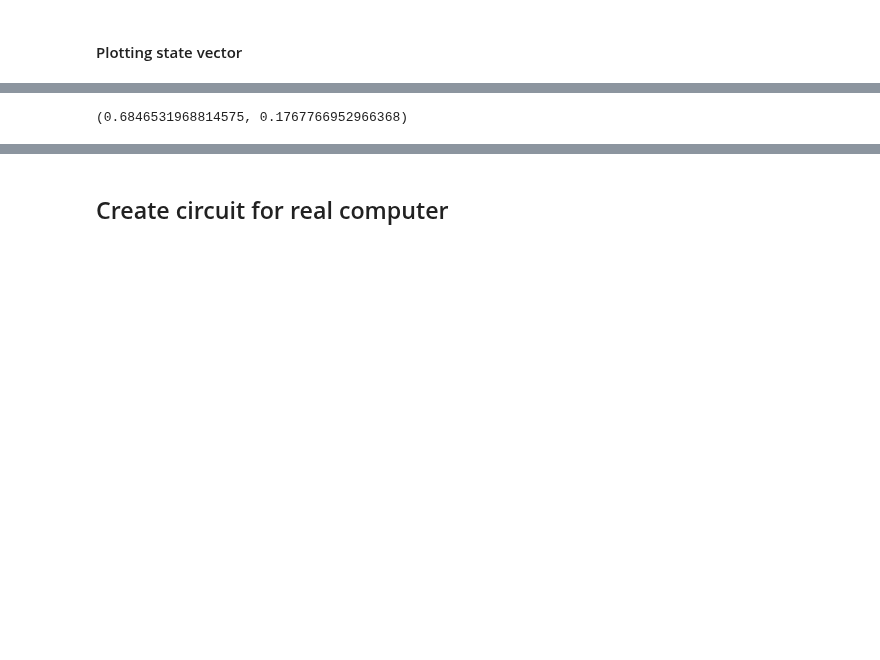
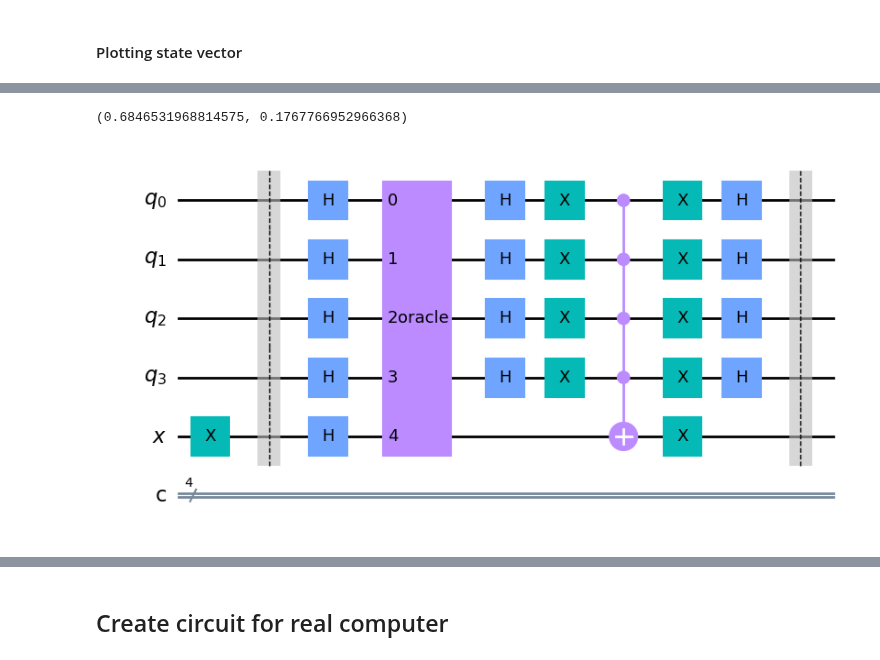
Before and after one commit to arque1393/QuantumLearning, a Jupyter notebook: QuantumAlgorithm/Grover's_Algorithm.ipynb, the cells around one changed output, grey strips where cells are left out. Cells and saved outputs as stored; diff of their text form; code cells hidden in the pictures; blank space fills up the shorter version.

```diff
--- a/QuantumAlgorithm/Grover's_Algorithm.ipynb
+++ b/QuantumAlgorithm/Grover's_Algorithm.ipynb
@@ -40,5 +48,6 @@ $f(x)= 1$ for $x = w$ and  $f(x)=0$ for $x\neq w$
 # %%
-def apply_oracle(n, w, circuit:QuantumCircuit):
+def get_oracle(n, w)->QuantumCircuit:
+    circuit = QuantumCircuit(n+1, name="oracle")
     controled0 = np.array([i for i in  range(n) if not w[i]])
     if controled0.size>0:
         circuit.x(controled0)
@@ -46,7 +55,8 @@ def apply_oracle(n, w, circuit:QuantumCircuit):
     if controled0.size>0:
         circuit.x(controled0)
     circuit.barrier()
-    circuit.draw()
+
+    return circuit
 # %%
 def reflect_uniform(circuit, n):
     circuit.h(list(range(n)))
@@ -67,6 +111,6 @@ grover_circuit.draw()
 # %%
 state_vector_simulator = Aer.get_backend('statevector_simulator')
-q_object = assemble(grover_circuit)
-result = state_vector_simulator.run(q_object).result()
+result = execute(circuit,state_vector_simulator).result()
 state_vector = result.data()['statevector']
 state_vector = state_vector.data[:2**n]
+init_state_vector = state_vector
@@ -103,8 +130,6 @@ plot_vector(get_projection(state_vector,ket_e,ket_a))
-# %%
-get_projection(state_vector,ket_e,ket_a)
-# %% [output]
-(0.6846531968814575, 0.1767766952966368)
 # %%
-apply_oracle(n,w,grover_circuit)
-grover_circuit.draw()
+display(get_projection(state_vector,ket_e,ket_a))
+circuit.append(get_oracle(n,w),range(n+1))
+reflect_uniform(circuit,n)
+circuit.draw()
 # %% [output]
@@ -111,0 +136,2 @@ grover_circuit.draw()
+(0.6846531968814575, 0.1767766952966368)
+[figure, added]
```
Also changed, not shown: parts of 42 cells of this notebook, 1 other file.
